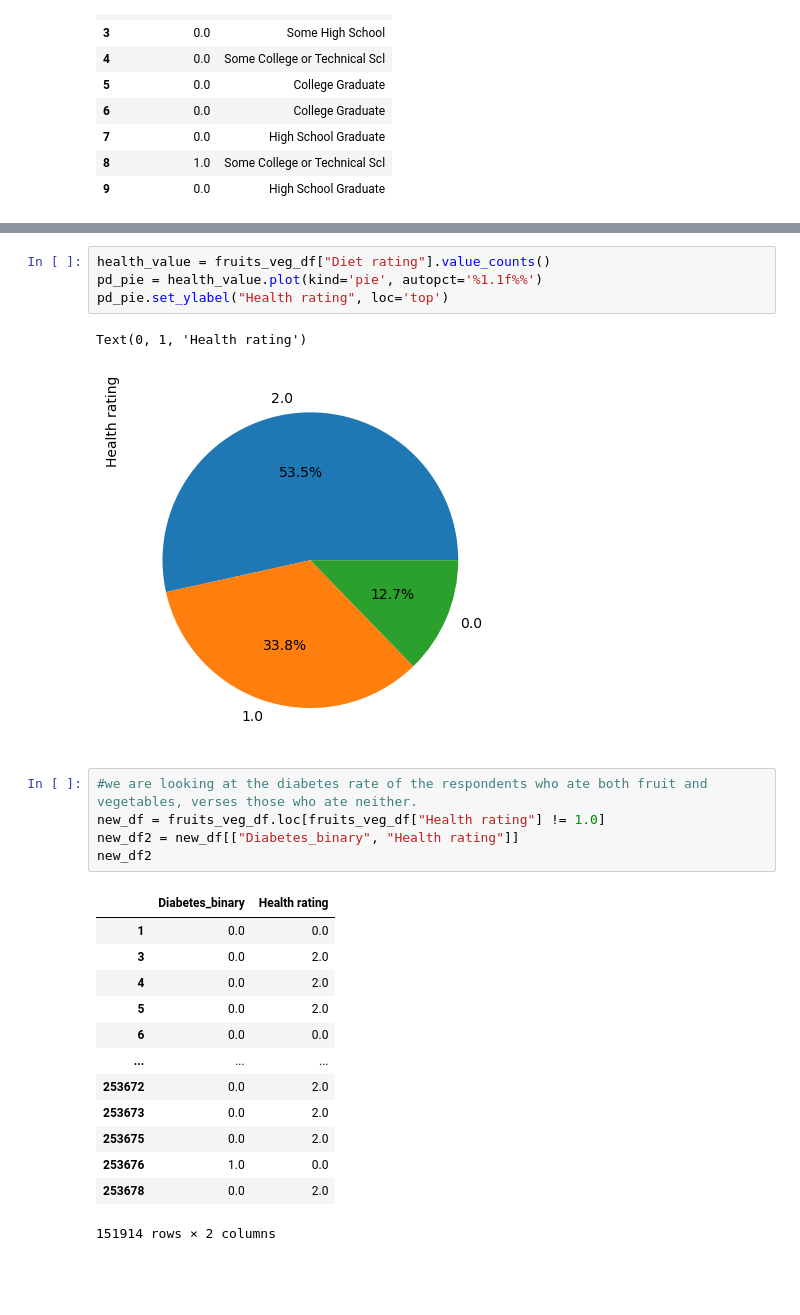
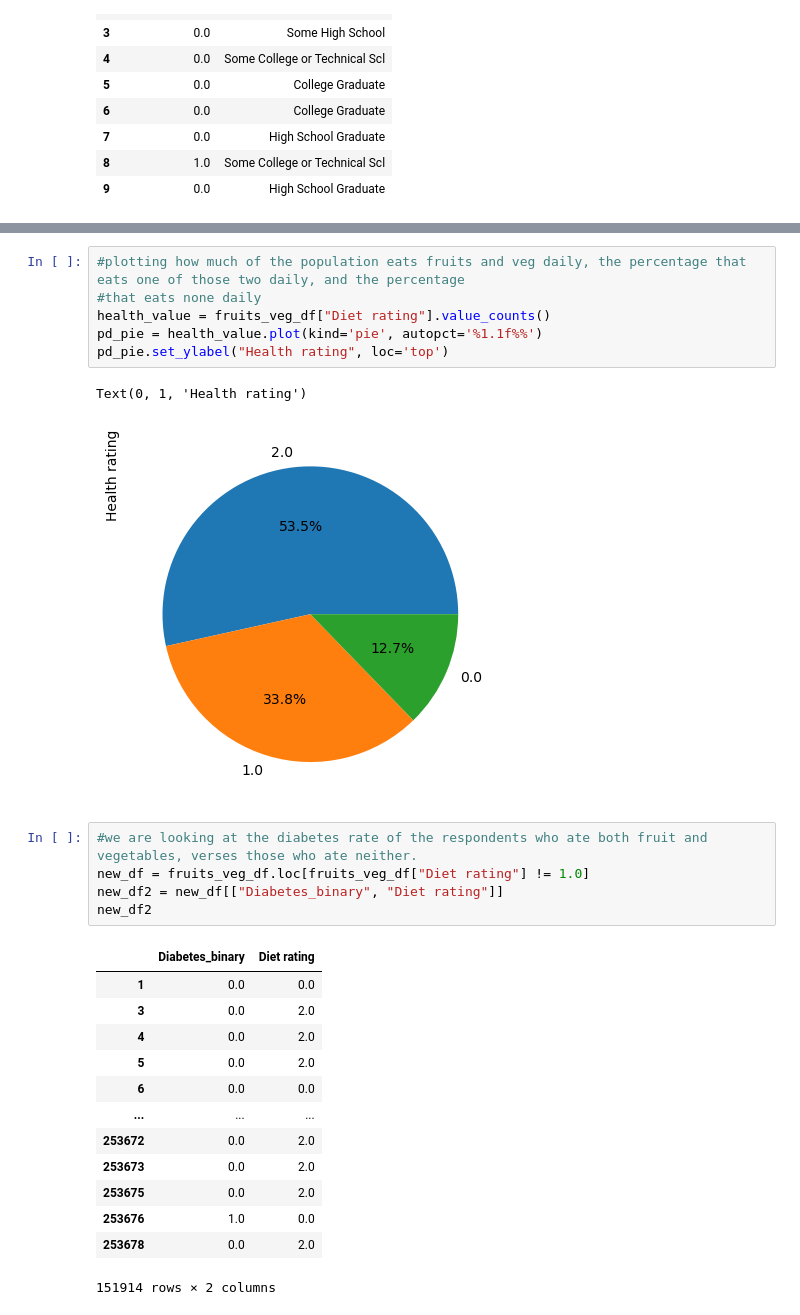
Before and after one commit to michaelz-id/project_1, a Jupyter notebook: Rohit's notebook-Copy1.ipynb, the cells around one changed output, grey strips where cells are left out. Saved outputs shown, nothing was run; the diff lists cells and outputs as text; blank space fills up the shorter version.

```diff
--- a/Rohit's notebook-Copy1.ipynb
+++ b/Rohit's notebook-Copy1.ipynb
@@ -272,4 +279,6 @@ See the caveats in the documentation: https://pandas.pydata.org/pandas-docs/stab
 # %%
+#plotting how much of the population eats fruits and veg daily, the percentage that eats one of those two daily, and the percentage
+#that eats none daily
 health_value = fruits_veg_df["Diet rating"].value_counts()
 pd_pie = health_value.plot(kind='pie', autopct='%1.1f%%')
 pd_pie.set_ylabel("Health rating", loc='top')
@@ -278,11 +287,11 @@ Text(0, 1, 'Health rating')
 [figure]
 # %%
 #we are looking at the diabetes rate of the respondents who ate both fruit and vegetables, verses those who ate neither.
-new_df = fruits_veg_df.loc[fruits_veg_df["Health rating"] != 1.0]
-new_df2 = new_df[["Diabetes_binary", "Health rating"]]
+new_df = fruits_veg_df.loc[fruits_veg_df["Diet rating"] != 1.0]
+new_df2 = new_df[["Diabetes_binary", "Diet rating"]]
 new_df2
 # %% [output]
-|  | Diabetes_binary | Health rating |
+|  | Diabetes_binary | Diet rating |
 | 1 | 0.0 | 0.0 |
 | 3 | 0.0 | 2.0 |
 | 4 | 0.0 | 2.0 |
```
Also changed, not shown: parts of 22 cells of this notebook.
